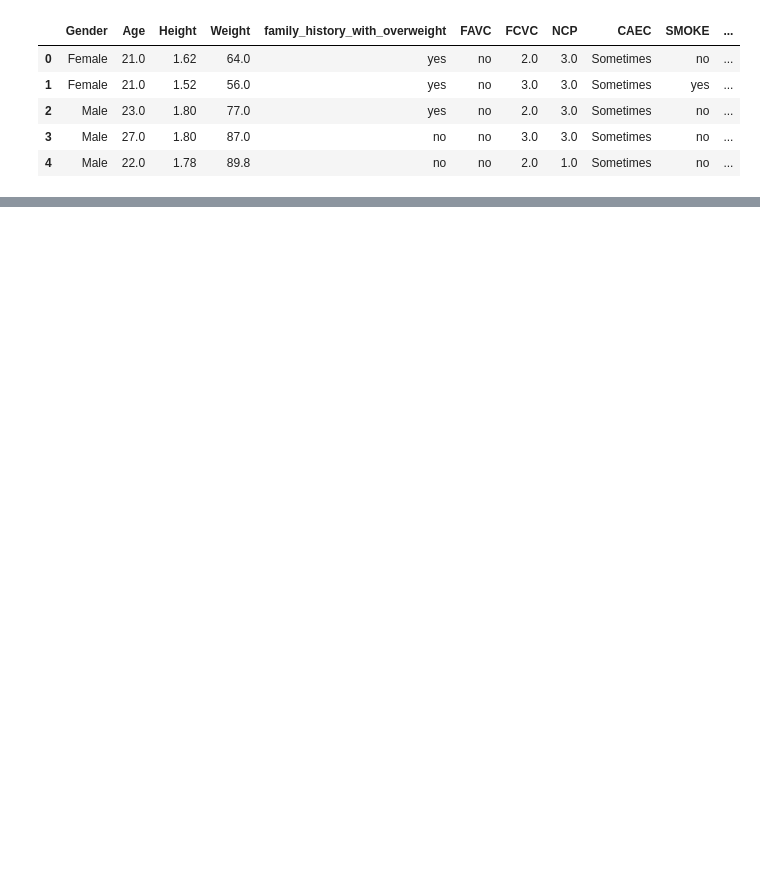
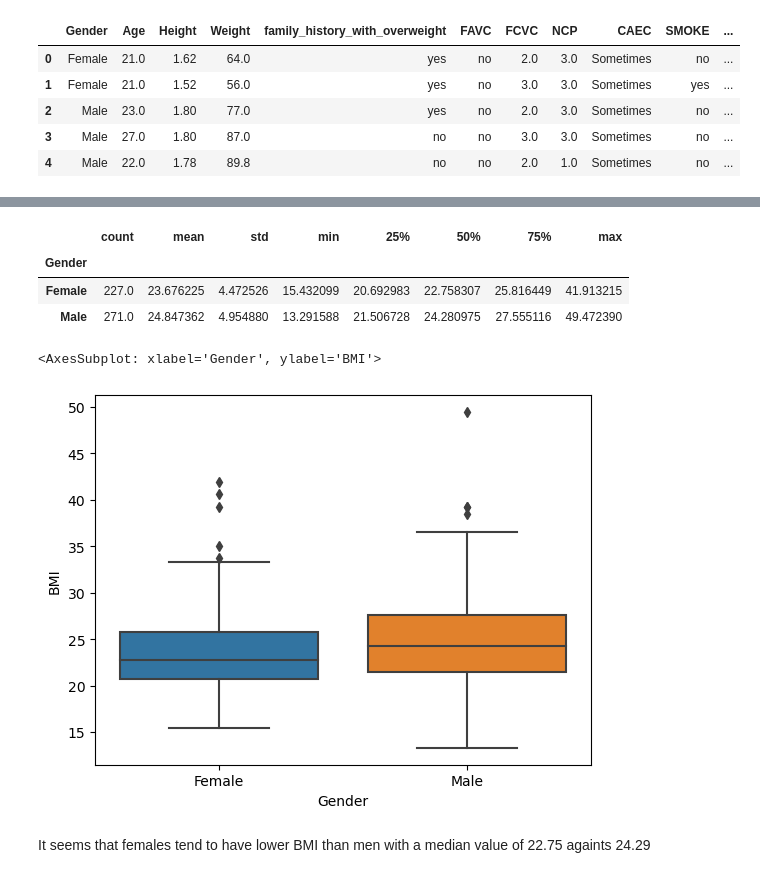
Before and after one commit to LukMRVC/machine-learning, a Jupyter notebook: eda/EDA.ipynb, the cells around one changed output, grey strips where cells are left out. Cells and saved outputs as stored; diff of their text form; code cells hidden in the pictures; blank space fills up the shorter version.

```diff
--- a/eda/EDA.ipynb
+++ b/eda/EDA.ipynb
@@ -40,0 +171,4 @@ with pd.option_context('display.max_columns', None):
+# %%
+# First lets calculate BMI
+df.loc[:, 'BMI'] = df.apply(lambda x: x.Weight / (x.Height * x.Height), axis=1)
+df.head()
@@ -40,0 +182,14 @@ with pd.option_context('display.max_columns', None):
+# %%
+df.groupby('Gender').BMI.describe()
+# %% [output]
+|  | count | mean | std | min | 25% | 50% | 75% | max |
+| Gender |  |  |  |  |  |  |  |  |
+| Female | 227.0 | 23.676225 | 4.472526 | 15.432099 | 20.692983 | 22.758307 | 25.816449 | 41.913215 |
+| Male | 271.0 | 24.847362 | 4.954880 | 13.291588 | 21.506728 | 24.280975 | 27.555116 | 49.472390 |
+# %%
+sns.boxplot(data=df, x='Gender', y='BMI')
+# %% [output]
+<AxesSubplot: xlabel='Gender', ylabel='BMI'>
+[figure, added]
+# %% [markdown]
+It seems that females tend to have lower BMI than men with a median value of 22.75 againts 24.29
```
Also changed, not shown: parts of 78 cells of this notebook.
